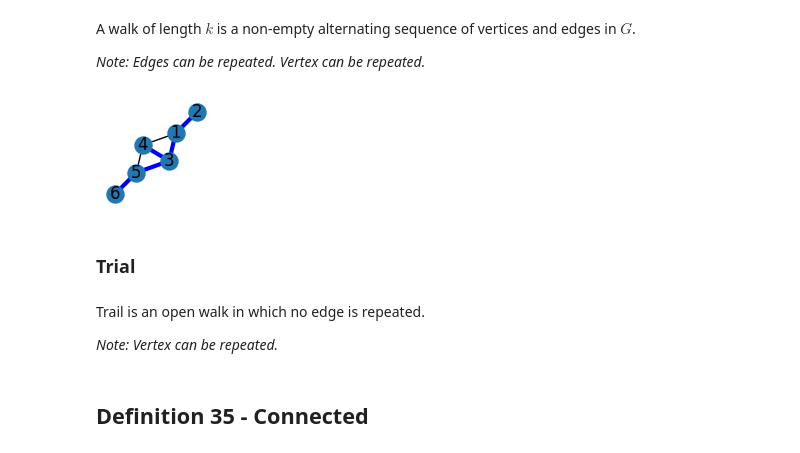
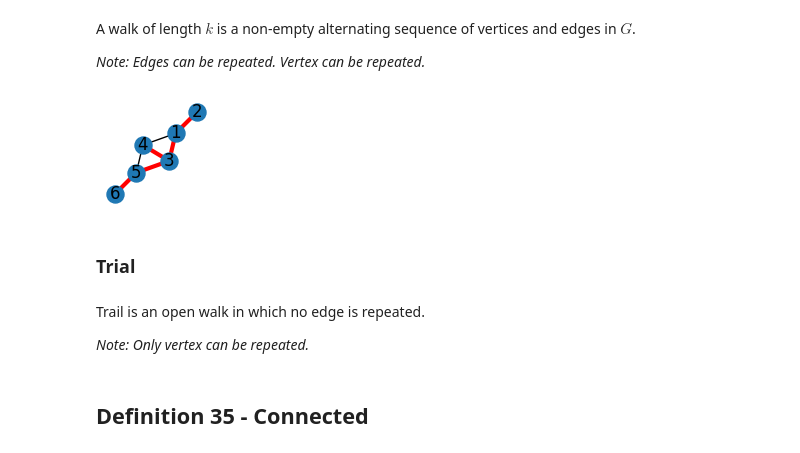
Before and after one commit to lipinski/graph-theory, a Jupyter notebook: definitions.ipynb, the cells around one changed output. Saved outputs shown, nothing was run; the diff lists cells and outputs as text; code cells hidden in the pictures.

```diff
--- a/definitions.ipynb
+++ b/definitions.ipynb
@@ -639,17 +639,17 @@ A walk of length $k$ is a non-empty alternating sequence of vertices and edges i
 # %%
 H = nx.Graph()
 nx.add_path(H, [2, 1, 3, 4, 3, 5, 6])
 
 fig = plt.figure(figsize=figsize)
 nx.draw(G, pos=pos, node_size=150, with_labels=True)
-nx.draw_networkx_edges(G, pos=pos, edgelist=H.edges, edge_color='blue', width=3);
+nx.draw_networkx_edges(G, pos=pos, edgelist=H.edges, edge_color='red', width=3);
 # %% [output]
-[figure, old version]
+[figure, new version]
 # %% [markdown]
 ### Trial
 # %% [markdown]
 Trail is an open walk in which no edge is repeated.
 
-*Note: Vertex can be repeated.*
+*Note: Only vertex can be repeated.*
 # %% [markdown]
 ## Definition 35 - Connected
```
Also changed, not shown: parts of 16 cells of this notebook.
